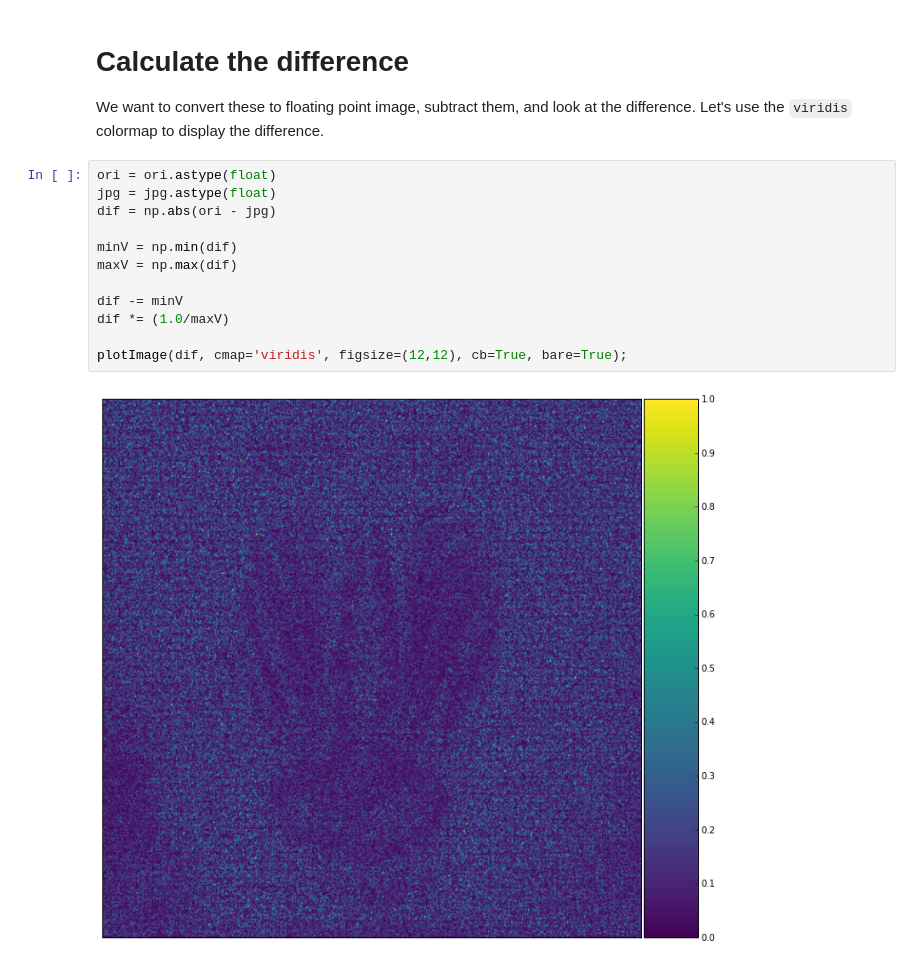
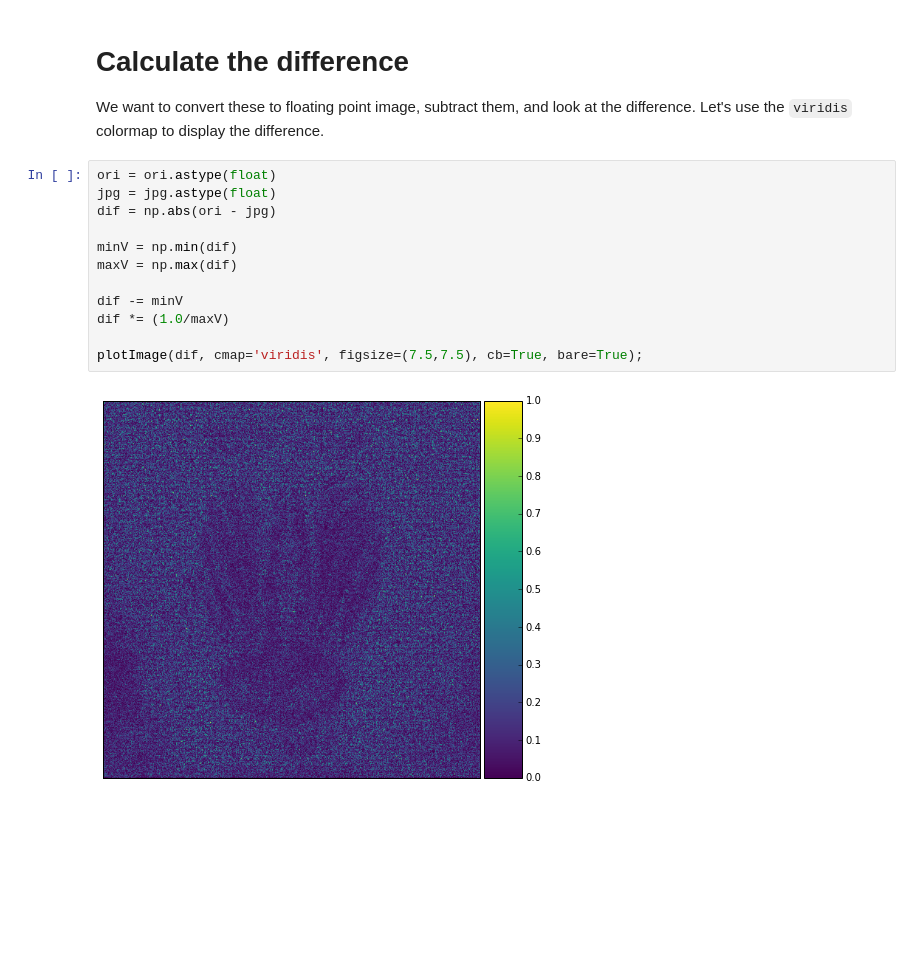
Before and after one commit to jrminter/OSImageAnalysis, a Jupyter notebook: jupyter/plot-hints/testJPEG.ipynb, the cells around one changed output. Cells and saved outputs as stored; diff of their text form; blank space fills up the shorter version.

```diff
--- a/jupyter/plot-hints/testJPEG.ipynb
+++ b/jupyter/plot-hints/testJPEG.ipynb
@@ -105,14 +105,14 @@ We want to convert these to floating point image, subtract them, and look at the
 # %%
 ori = ori.astype(float)
 jpg = jpg.astype(float)
 dif = np.abs(ori - jpg)
 
 minV = np.min(dif)
 maxV = np.max(dif)
 
 dif -= minV
 dif *= (1.0/maxV)
 
-plotImage(dif, cmap='viridis', figsize=(12,12), cb=True, bare=True);
+plotImage(dif, cmap='viridis', figsize=(7.5,7.5), cb=True, bare=True);
 # %% [output]
-[figure, old version]
+[figure, new version]
```
Also changed, not shown: parts of 1 cell of this notebook, 8 other files.
